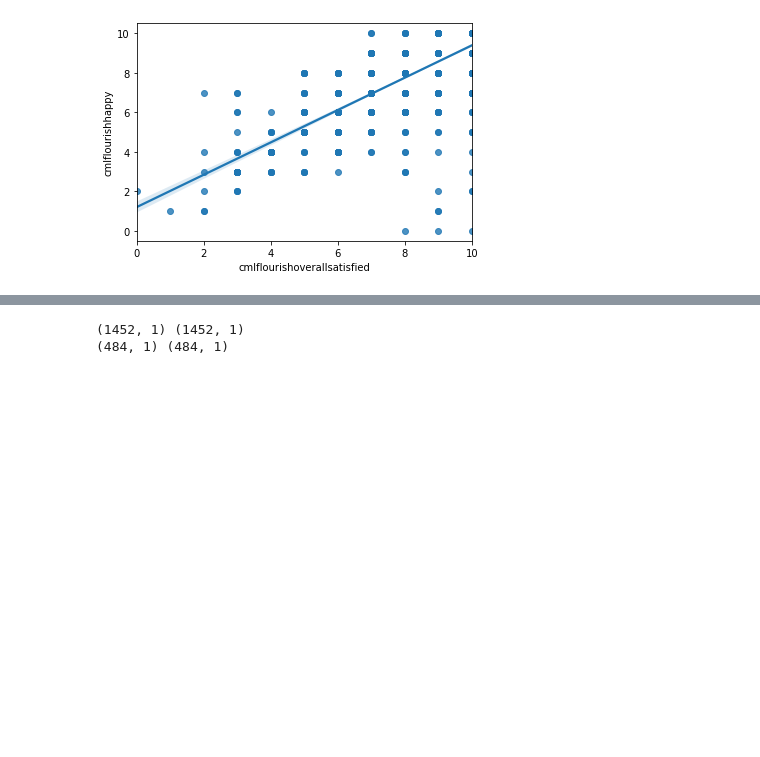
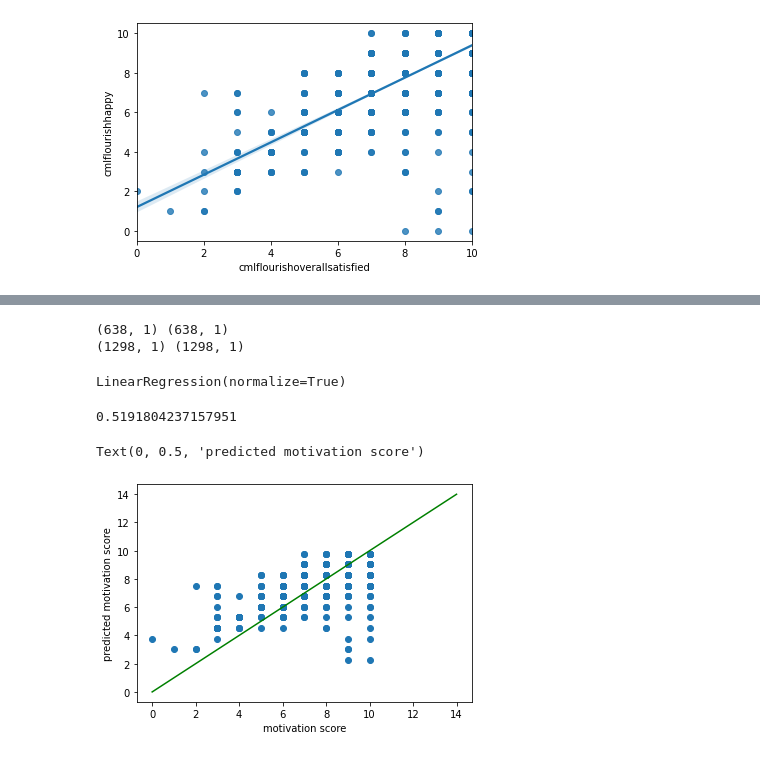
Before and after one commit to darneson1989/2021Coaching, a Jupyter notebook: Survey2021.ipynb, the cells around one changed output, grey strips where cells are left out. Saved outputs shown, nothing was run; the diff lists cells and outputs as text; code cells hidden in the pictures; blank space fills up the shorter version.

```diff
--- a/Survey2021.ipynb
+++ b/Survey2021.ipynb
@@ -523,9 +527,29 @@ g = sns.catplot(x="cmlflourishoverallsatisfied", y="coachingmotivation", data=sm
 X= small_survey[['coachingconfidence']]
 y= small_survey[['coachingmotivation']]
 # %%
-X_train, X_test, y_train, y_test = train_test_split(X, y, test_size= 0.25, random_state= 123)
+X_train, X_test, y_train, y_test = train_test_split(X, y, test_size= 0.67, random_state= 123)
 print(X_train.shape, y_train.shape)
 print( X_test.shape, y_test.shape)
 # %% [output]
-(1452, 1) (1452, 1)
-(484, 1) (484, 1)
+(638, 1) (638, 1)
+(1298, 1) (1298, 1)
+# %%
+model = linear_model.LinearRegression(normalize=True)
+# %%
+model.fit(X_train, y_train)
+# %% [output]
+LinearRegression(normalize=True)
+# %%
+print(model.score(X_train, y_train))
+# %% [output]
+0.5191804237157951
+# %%
+y_pred = model.predict(X_test)
+# %%
+plt.scatter(y_test, y_pred)
+plt.plot([x for x in range(0,15)],[x for x in range(0,15)], color='green')
+plt.xlabel('motivation score')
+plt.ylabel('predicted motivation score')
+# %% [output]
+Text(0, 0.5, 'predicted motivation score')
+[figure, added]
```
Also changed, not shown: parts of 27 cells of this notebook.
